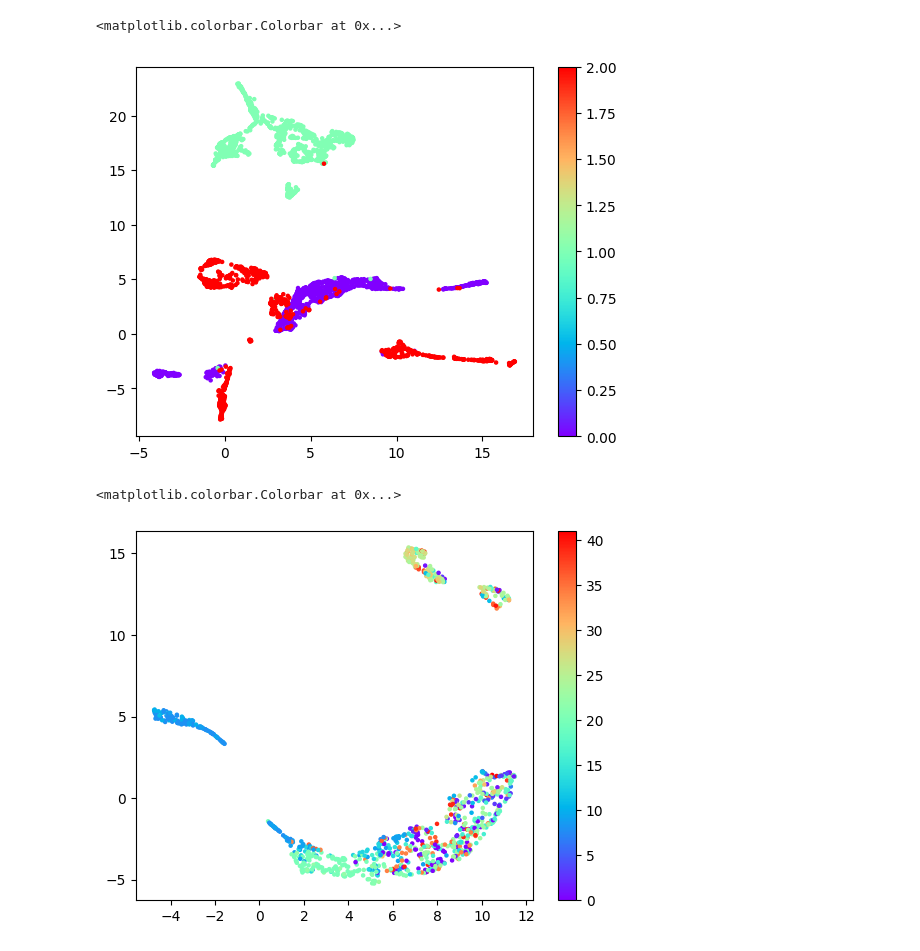
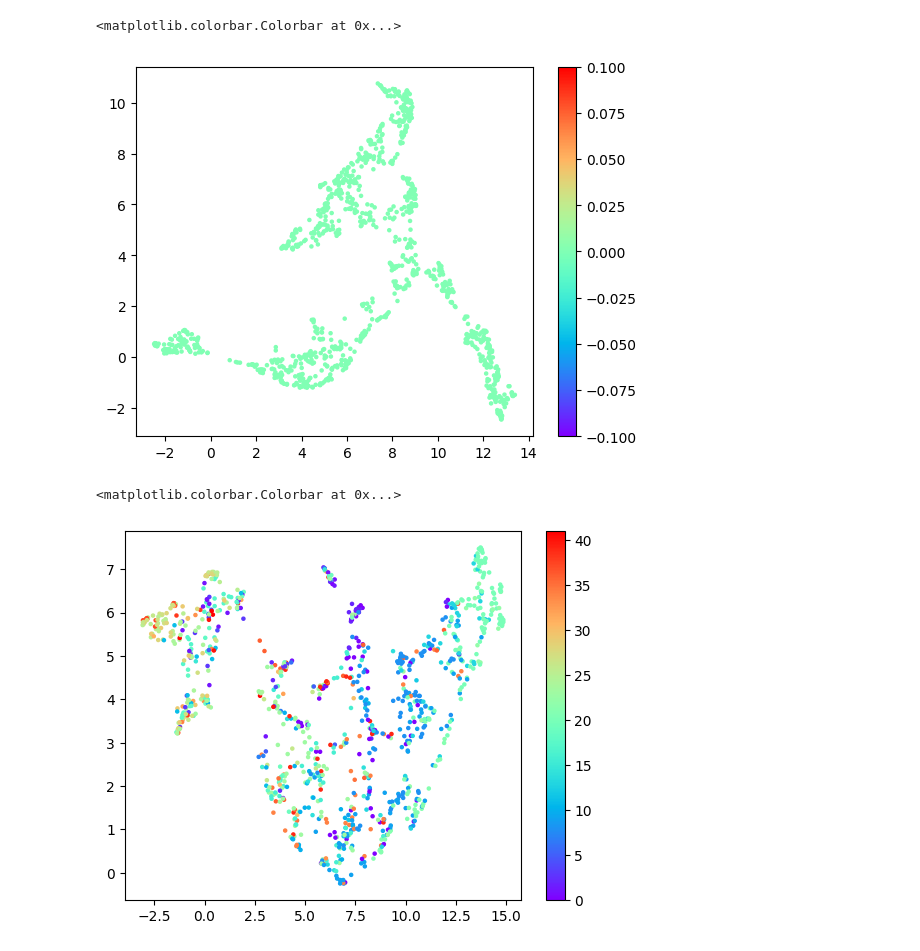
Before and after one commit to atarashansky/cross-species-vae, a Jupyter notebook: vae.ipynb, the cells around one changed output. Saved outputs shown, nothing was run; the diff lists cells and outputs as text; code cells hidden in the pictures.

```diff
--- a/vae.ipynb
+++ b/vae.ipynb
@@ -114,7 +114,7 @@ for src_species, src_id in species_ids.items():
         scores = similarity.data
 
         # Filter by minimum score
-        filt = scores > 2
+        filt = scores > 0
         edges = torch.tensor(np.vstack((src_idx, dst_idx)).T)[filt]
         edge_scores = torch.tensor(scores)[filt]
 
@@ -128,8 +128,8 @@ batch_size = 32
 data_module = CrossSpeciesDataModule(
     species_data = {
         "planarian": adata1,
-        "schisto": adata2,
-        "hydra": adata3,
+        # "schisto": adata2,
+        # "hydra": adata3,
     },
     batch_size=batch_size,
     num_workers=0,
@@ -161,16 +161,19 @@ model = CrossSpeciesVAE(
     gradient_clip_val=1.0,
     gradient_clip_algorithm="norm",
     # loss weights
-    species_weight=0.0,
     recon_weight=1.0,
-    homology_weight=1.0,
-    l1_weight=0.0,
+    homology_weight=0.2,
+    init_cross_species_weight = 1.0,
+    final_cross_species_weight = 1.0,
+    stage_transition_epoch = 0.0,
+    lib_size_mse_weight = 0.1,
+    lib_size_kl_weight = 0.01,
 )
 
 early_stopping = EarlyStopping(
     monitor='val_loss',
     min_delta=0.0,
-    patience=20,
+    patience=100,
     verbose=True,
     mode='min'
 )
@@ -199,7 +202,7 @@ trainer = pl.Trainer(
         mode="min"
     ), early_stopping],
     accumulate_grad_batches=len(species_vocab_sizes),  # Number of species
-    enable_progress_bar=True,
+    enable_progress_bar=False,
     fast_dev_run=False,
 )
 # %% [output]
@@ -280,0 +290,14 @@ for loss_type in ["loss", "direct_kl", "cross_species_kl", "direct_recon_loss",
+# %%
+best_model_path = trainer.callbacks[-1].best_model_path
+print("Best model path:", best_model_path)
+# Load the checkpoint
+checkpoint = torch.load(best_model_path)
+
+# Create a new model with the same hyperparameters and homology information
+model = CrossSpeciesVAE(
+    homology_edges=homology_edges,  # Need to pass these again
+    **checkpoint['hyper_parameters']  # This loads all other hyperparameters
+)
+
+# Load the state dict
+model.load_state_dict(checkpoint['state_dict'])
@@ -281,6 +308,6 @@ for loss_type in ["loss", "direct_kl", "cross_species_kl", "direct_recon_loss",
 # %%
-output, s = model.get_latent_embeddings({"planarian": adata1,
+output, s = model.get_latent_embeddings({#"planarian": adata1,
                                           "schisto": adata2,
-                                         "hydra": adata3,
+                                         # "hydra": adata3,
 })
 s=s.cpu().numpy()
@@ -309,12 +336,12 @@ plt.figure();
 plt.scatter(dt[:,0],dt[:,1], c = s,s=5, cmap='rainbow'); plt.colorbar()
 # %% [output]
 <matplotlib.colorbar.Colorbar at 0x...>
-[figure, old version]
+[figure, new version]
 # %%
-dt = umap.UMAP(n_components=2).fit_transform(output[s==0])
+#dt = umap.UMAP(n_components=2).fit_transform(output[s==0])
 plt.figure();
 plt.scatter(dt[:,0],dt[:,1], c = adata1.obs['cluster'].cat.codes,s=5, cmap='rainbow'); plt.colorbar()
 # %% [output]
 <matplotlib.colorbar.Colorbar at 0x...>
-[figure, old version]
+[figure, new version]
 # %%
```
Also changed, not shown: parts of 13 cells of this notebook, 4 other files.
